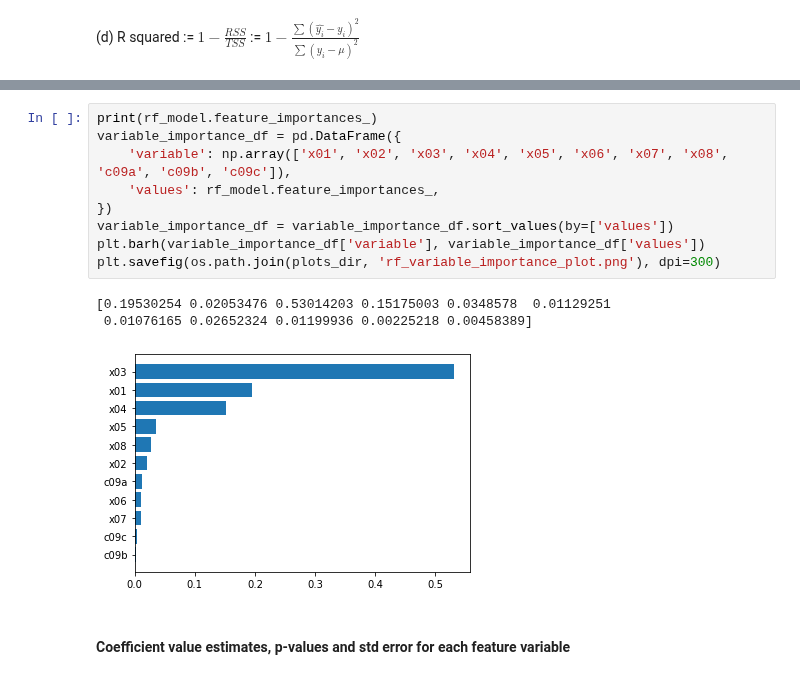
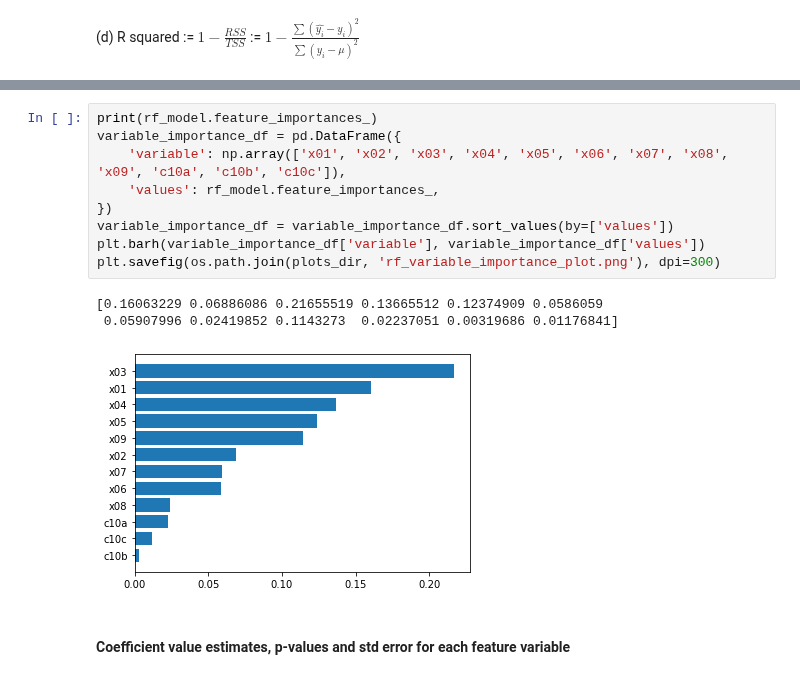
Before and after one commit to 2elle2/rmi-project, a Jupyter notebook: model/50_model_evaluation_v2.ipynb, the cells around one changed output, grey strips where cells are left out. Saved outputs shown, nothing was run; the diff lists cells and outputs as text.

```diff
--- a/model/50_model_evaluation_v2.ipynb
+++ b/model/50_model_evaluation_v2.ipynb
@@ -174,16 +174,16 @@ R^2 of Random Forest: 0.34472512118877274
 # %%
 print(rf_model.feature_importances_)
 variable_importance_df = pd.DataFrame({
-    'variable': np.array(['x01', 'x02', 'x03', 'x04', 'x05', 'x06', 'x07', 'x08', 'c09a', 'c09b', 'c09c']),
+    'variable': np.array(['x01', 'x02', 'x03', 'x04', 'x05', 'x06', 'x07', 'x08', 'x09', 'c10a', 'c10b', 'c10c']),
     'values': rf_model.feature_importances_,
 })
 variable_importance_df = variable_importance_df.sort_values(by=['values'])
 plt.barh(variable_importance_df['variable'], variable_importance_df['values'])
 plt.savefig(os.path.join(plots_dir, 'rf_variable_importance_plot.png'), dpi=300)
 # %% [output]
-[0.19530254 0.02053476 0.53014203 0.15175003 0.0348578  0.01129251
- 0.01076165 0.02652324 0.01199936 0.00225218 0.00458389]
+[0.16063229 0.06886086 0.21655519 0.13665512 0.12374909 0.0586059
+ 0.05907996 0.02419852 0.1143273  0.02237051 0.00319686 0.01176841]
-[figure, old version]
+[figure, new version]
 # %% [markdown]
 #### Coefficient value estimates, p-values and std error for each feature variable
 # %%
```
Also changed, not shown: parts of 11 cells of this notebook, 31 other files.
